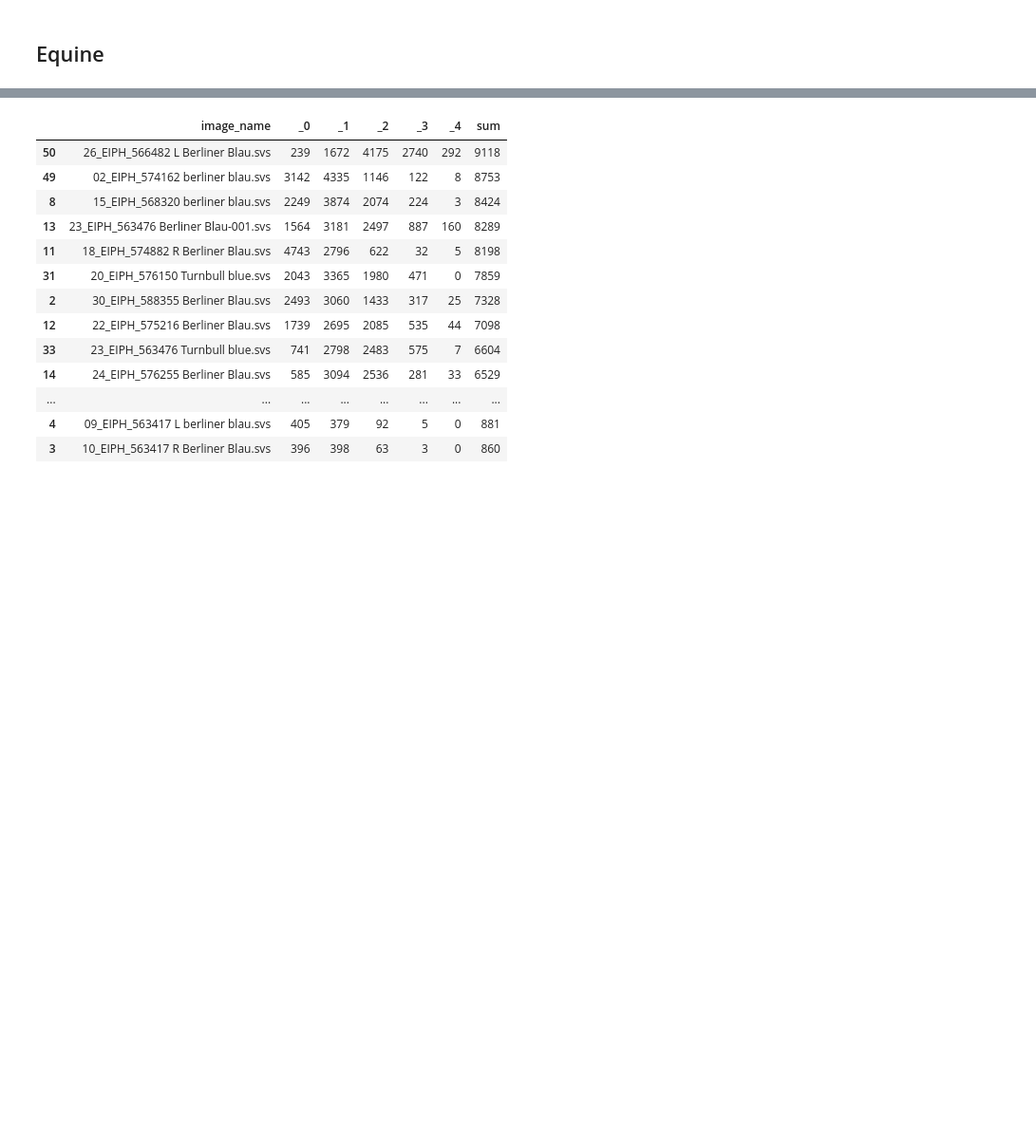
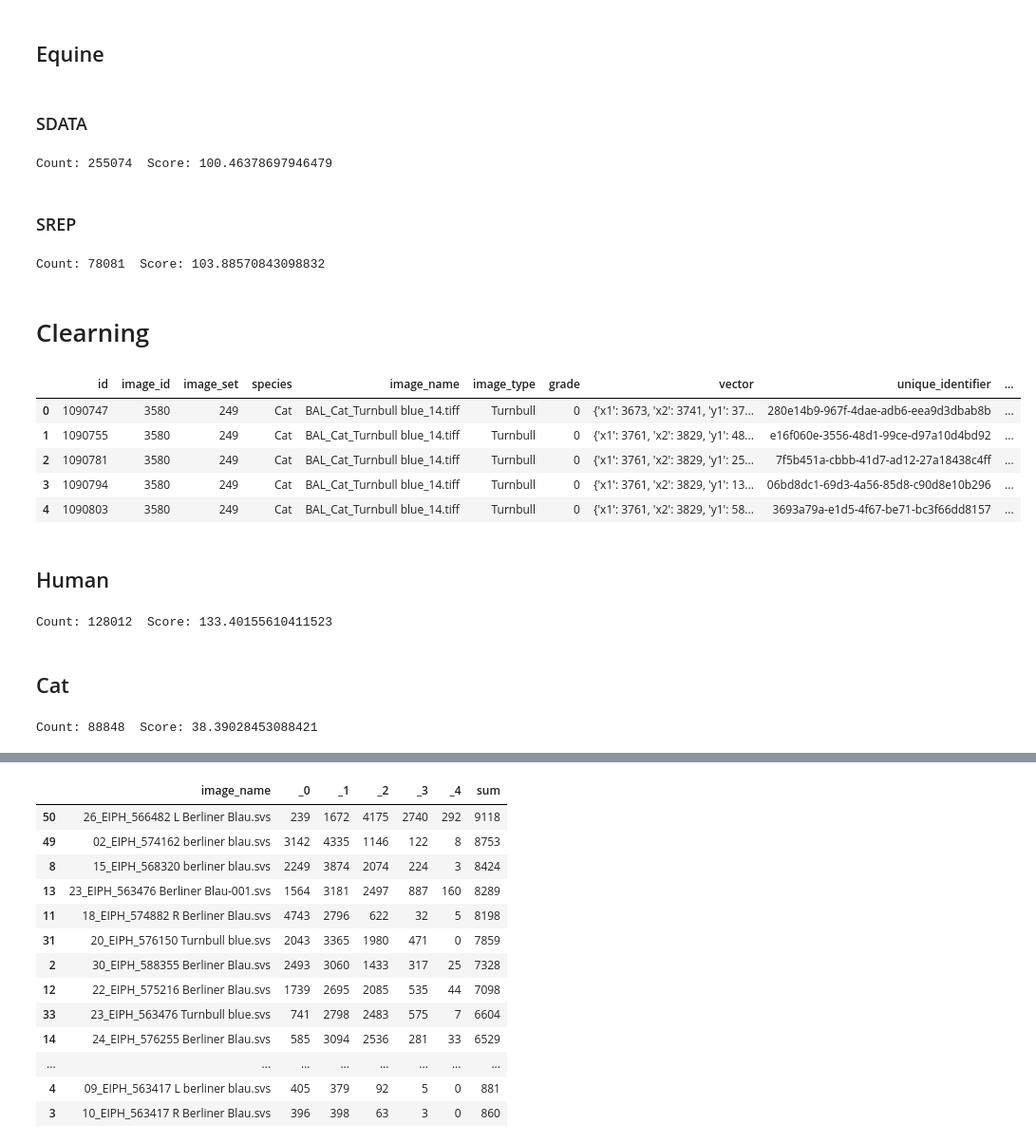
Before and after one commit to ChristianMarzahl/EIPH_WSI, a Jupyter notebook: SDATA/Statistics/GlobalStats.ipynb, the cells around one changed output, grey strips where cells are left out. Shown at 95% size. Cells and saved outputs as stored; diff of their text form; code cells hidden in the pictures; blank space fills up the shorter version.

```diff
--- a/SDATA/Statistics/GlobalStats.ipynb
+++ b/SDATA/Statistics/GlobalStats.ipynb
@@ -91,2 +42,50 @@ data.sort_values(by=['sum'], ascending=False)
 # %% [markdown]
 ## Equine
+# %% [markdown]
+###  SDATA
+# %%
+equine_inference = inference_annotations[(inference_annotations["species"]=="equine") & (inference_annotations["data_set_name"]=="SDATA")]
+
+print("Count: {}  Score: {}".format(len(equine_inference), equine_inference["grade"].mean()*100))
+# %% [output]
+Count: 255074  Score: 100.46378697946479
+# %% [markdown]
+### SREP
+# %%
+equine_inference = inference_annotations[(inference_annotations["species"]=="equine") & (inference_annotations["data_set_name"]=="SREP")]
+
+print("Count: {}  Score: {}".format(len(equine_inference), equine_inference["grade"].mean()*100))
+# %% [output]
+Count: 78081  Score: 103.88570843098832
+# %% [markdown]
+# Clearning
+# %%
+v_cat_cluster = pd.read_pickle(f"EIPH_Cat_SDATA_Cluster_Annotations.pkl")
+v_human_cluster = pd.read_pickle(f"EIPH_Human_SDATA_Cluster_Annotations.pkl")
+
+# EIPH_Annotations.pkl
+cluster_annotations = pd.concat([v_cat_cluster, v_human_cluster])
+cluster_annotations.head()
+# %% [output]
+|  | id | image_id | image_set | species | image_name | image_type | grade | vector | unique_identifier | ... |
+| 0 | 1090747 | 3580 | 249 | Cat | BAL_Cat_Turnbull blue_14.tiff | Turnbull | 0 | {'x1': 3673, 'x2': 3741, 'y1': 37... | 280e14b9-967f-4dae-adb6-eea9d3dbab8b | ... |
+| 1 | 1090755 | 3580 | 249 | Cat | BAL_Cat_Turnbull blue_14.tiff | Turnbull | 0 | {'x1': 3761, 'x2': 3829, 'y1': 48... | e16f060e-3556-48d1-99ce-d97a10d4bd92 | ... |
+| 2 | 1090781 | 3580 | 249 | Cat | BAL_Cat_Turnbull blue_14.tiff | Turnbull | 0 | {'x1': 3761, 'x2': 3829, 'y1': 25... | 7f5b451a-cbbb-41d7-ad12-27a18438c4ff | ... |
+| 3 | 1090794 | 3580 | 249 | Cat | BAL_Cat_Turnbull blue_14.tiff | Turnbull | 0 | {'x1': 3761, 'x2': 3829, 'y1': 13... | 06bd8dc1-69d3-4a56-85d8-c90d8e10b296 | ... |
+| 4 | 1090803 | 3580 | 249 | Cat | BAL_Cat_Turnbull blue_14.tiff | Turnbull | 0 | {'x1': 3761, 'x2': 3829, 'y1': 58... | 3693a79a-e1d5-4f67-be71-bc3f66dd8157 | ... |
+# %% [markdown]
+## Human
+# %%
+v_human_cluster = v_human_cluster[v_human_cluster["species"]=="Human"]
+
+print("Count: {}  Score: {}".format(len(v_human_cluster), v_human_cluster["grade"].mean()*100))
+# %% [output]
+Count: 128012  Score: 133.40155610411523
+# %% [markdown]
+## Cat
+# %%
+v_cat_cluster = v_cat_cluster[v_cat_cluster["species"]=="Cat"]
+
+print("Count: {}  Score: {}".format(len(v_cat_cluster), v_cat_cluster["grade"].mean()*100))
+# %% [output]
+Count: 88848  Score: 38.39028453088421
```
Also changed, not shown: parts of 37 cells of this notebook, 1 other file.
